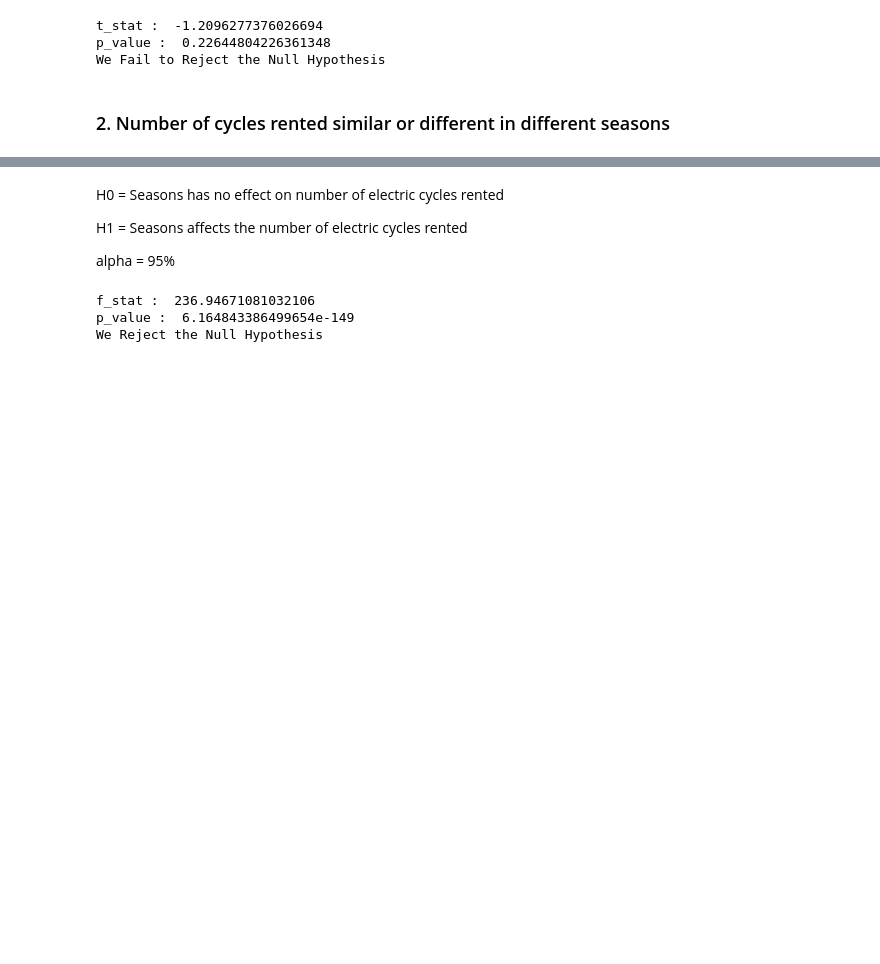
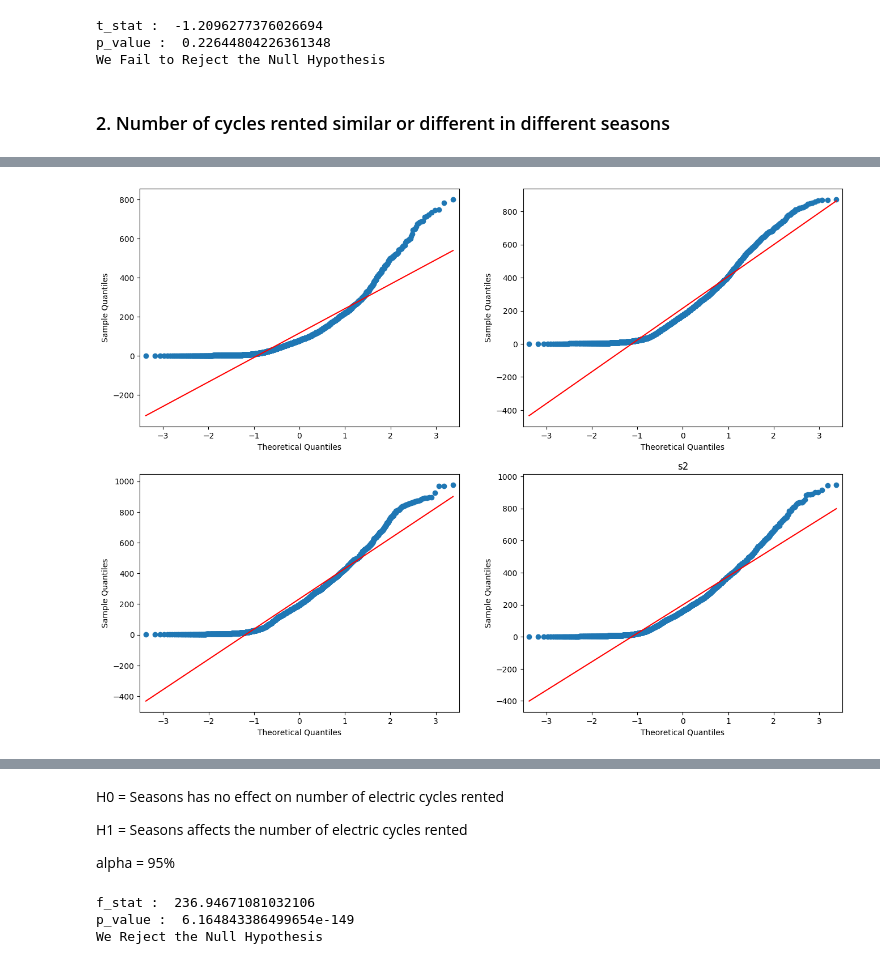
Before and after one commit to Rhy-Shah/Yulu_Hypothesis_Testing, a Jupyter notebook: yulu.ipynb, the cells around one changed output, grey strips where cells are left out. Drawn from its saved outputs; the diff is of its cells as text; code cells hidden in the pictures; blank space fills up the shorter version.

```diff
--- a/yulu.ipynb
+++ b/yulu.ipynb
@@ -264,0 +281,5 @@ We Fail to Reject the Null Hypothesis
+# %%
+df_s1 = df[df['season']==1]
+df_s2 = df[df['season']==2]
+df_s3 = df[df['season']==3]
+df_s4 = df[df['season']==4]
@@ -264,0 +305,12 @@ We Fail to Reject the Null Hypothesis
+# %%
+fig, axis = plt.subplots(nrows=2, ncols=2, figsize=(16, 12))
+
+plt.title('s1')
+qqplot(df_s1['count'], line='s', ax=axis[0, 0])
+qqplot(df_s2['count'], line='s', ax=axis[0, 1])
+qqplot(df_s3['count'], line='s', ax=axis[1, 0])
+qqplot(df_s4['count'], line='s', ax=axis[1, 1])
+
+plt.show()
+# %% [output]
+[figure, added]
```
Also changed, not shown: parts of 15 cells of this notebook.
